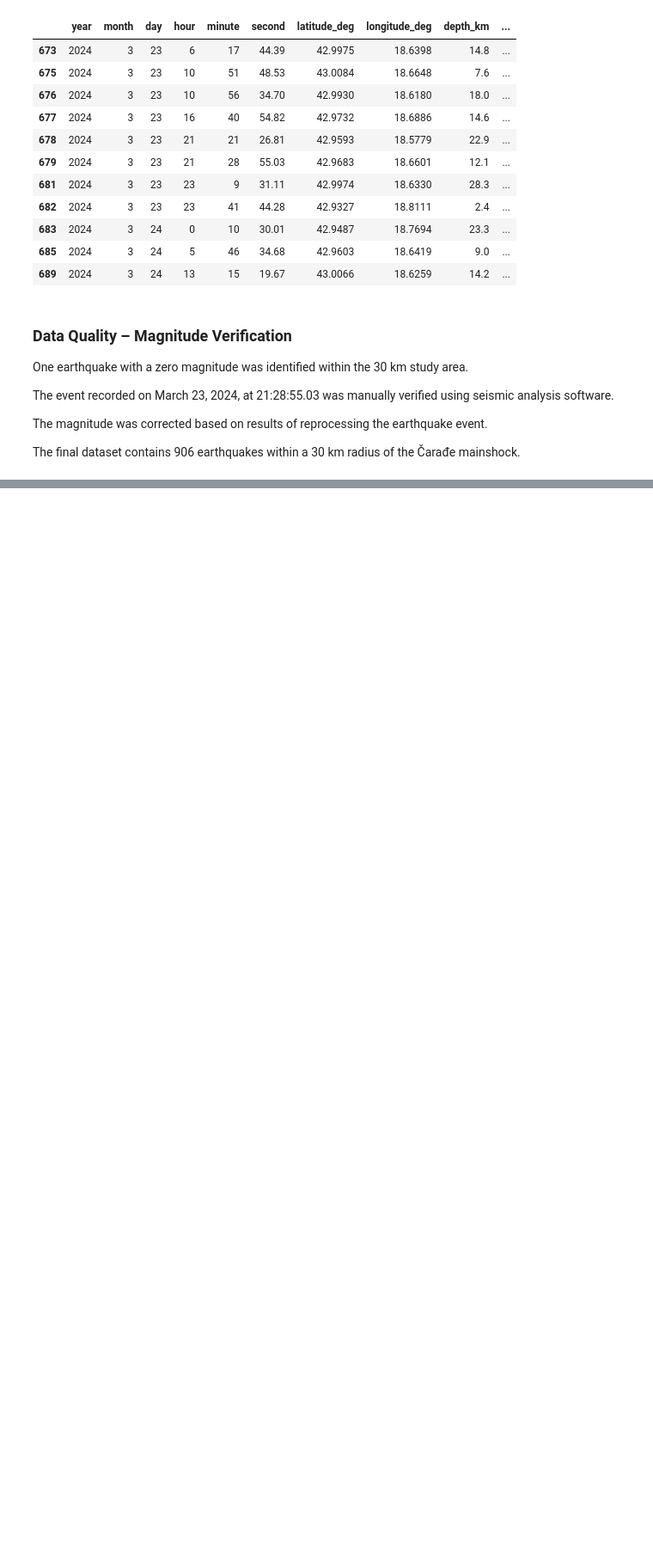
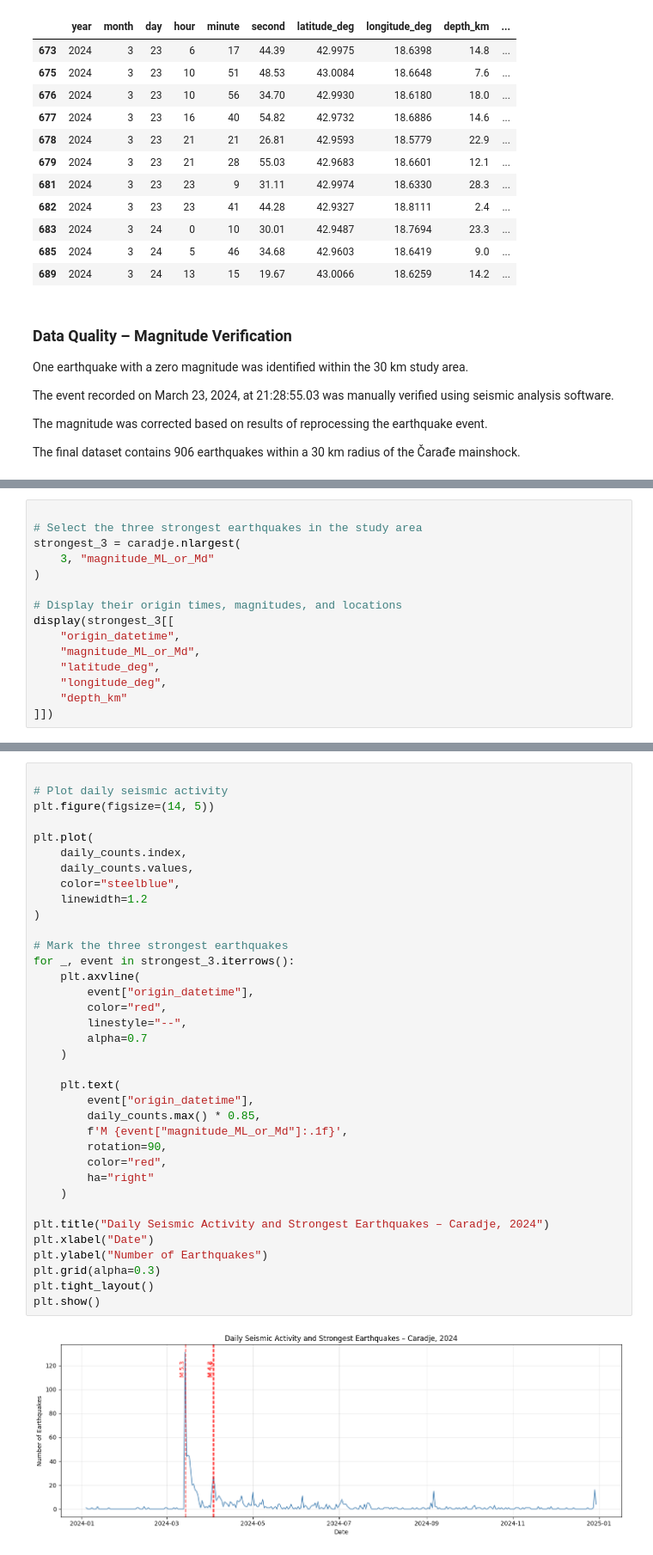
Before and after one commit to milena-seismo/DSB_capstone, a Jupyter notebook: DSB_Capstone_Milena.ipynb, the cells around one changed output, grey strips where cells are left out. Shown at 86% size. Saved outputs shown, nothing was run; the diff lists cells and outputs as text; blank space fills up the shorter version.

```diff
--- a/DSB_Capstone_Milena.ipynb
+++ b/DSB_Capstone_Milena.ipynb
@@ -674,0 +746,15 @@ The final dataset contains 906 earthquakes within a 30 km radius of the Čarađe
+# %%
+
+# Select the three strongest earthquakes in the study area
+strongest_3 = caradje.nlargest(
+    3, "magnitude_ML_or_Md"
+)
+
+# Display their origin times, magnitudes, and locations
+display(strongest_3[[
+    "origin_datetime",
+    "magnitude_ML_or_Md",
+    "latitude_deg",
+    "longitude_deg",
+    "depth_km"
+]])
@@ -674,0 +766,38 @@ The final dataset contains 906 earthquakes within a 30 km radius of the Čarađe
+# %%
+
+# Plot daily seismic activity
+plt.figure(figsize=(14, 5))
+
+plt.plot(
+    daily_counts.index,
+    daily_counts.values,
+    color="steelblue",
+    linewidth=1.2
+)
+
+# Mark the three strongest earthquakes
+for _, event in strongest_3.iterrows():
+    plt.axvline(
+        event["origin_datetime"],
+        color="red",
+        linestyle="--",
+        alpha=0.7
+    )
+
+    plt.text(
+        event["origin_datetime"],
+        daily_counts.max() * 0.85,
+        f'M {event["magnitude_ML_or_Md"]:.1f}',
+        rotation=90,
+        color="red",
+        ha="right"
+    )
+
+plt.title("Daily Seismic Activity and Strongest Earthquakes – Caradje, 2024")
+plt.xlabel("Date")
+plt.ylabel("Number of Earthquakes")
+plt.grid(alpha=0.3)
+plt.tight_layout()
+plt.show()
+# %% [output]
+[figure, added]
```
Also changed, not shown: parts of 12 cells of this notebook.
